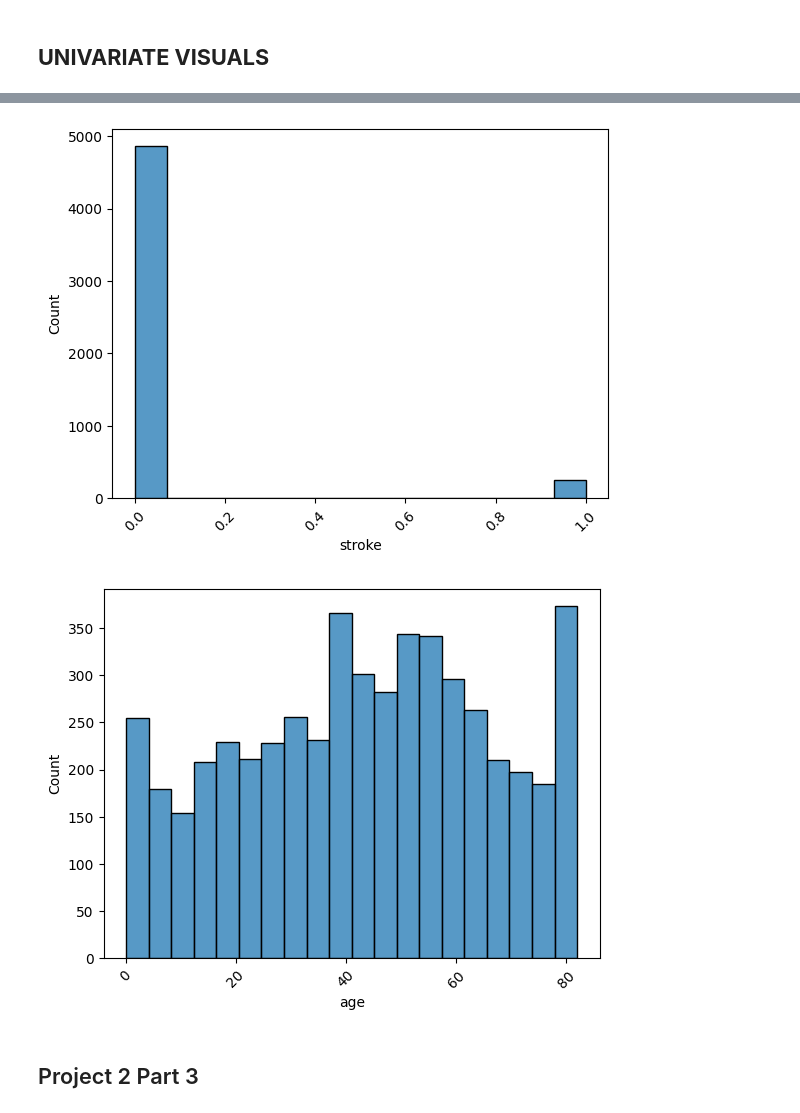
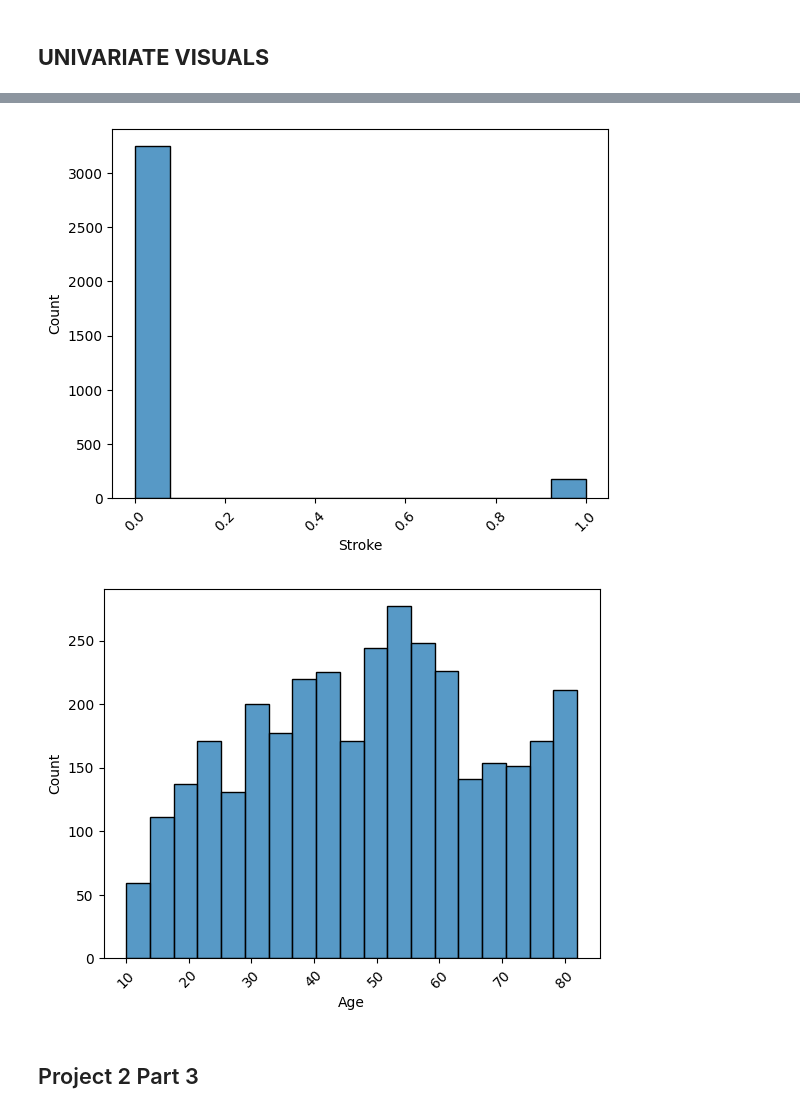
Before and after one commit to Desh86/Project2, a Jupyter notebook: Project_2.ipynb, the cells around one changed output, grey strips where cells are left out. Saved outputs shown, nothing was run; the diff lists cells and outputs as text; code cells hidden in the pictures.

```diff
--- a/Project_2.ipynb
+++ b/Project_2.ipynb
@@ -240,3 +265,6 @@ Name: bmi, Length: 419, dtype: int64
+# %%
+# drop all rows that contain 'Unknown'
+df = df.drop(df[df['smoking_status'] == 'Unknown'].index)
 # %%
 ## Check for missing values
 missing_values = df.isna().sum()
@@ -286,3 +287,7 @@ Name: smoking_status, dtype: float64
+# %%
+df.rename(columns = {'age':'Age'}, inplace = True)
+# %%
+df.rename(columns = {'stroke':'Stroke'}, inplace = True)
 # %%
 # Standardize the values in the Central column
 df['work_type'].replace({'children':'Children'}, inplace = True)
@@ -295,5 +300,8 @@ Govt_job          657
 Never_worked       22
 Name: work_type, dtype: int64
+# %%
+# Age cannot be a float value
+df['Age'] = df['Age'].astype(int)
 # %%
 """UNIVARIATE PLOTTING FUNCTIONS FOR EDA"""
 # Add the print statements to the function
@@ -540,17 +535,17 @@ ax.tick_params(axis='x', rotation = 45);
 # %%
 # Use seaborn's histplot function and save the ax
-ax = sns.histplot(data=df, x='stroke')
+ax = sns.histplot(data=df, x='Stroke')
 ax.ticklabel_format(style='plain');
 ax.tick_params(axis='x', rotation = 45);
 # %% [output]
-[figure, old version]
+[figure, new version]
 # %%
 # Use seaborn's histplot function and save the ax
-ax = sns.histplot(data=df, x='age')
+ax = sns.histplot(data=df, x='Age')
 ax.ticklabel_format(style='plain');
 ax.tick_params(axis='x', rotation = 45);
 # %% [output]
-[figure, old version]
+[figure, new version]
 # %% [markdown]
 ## Project 2 Part 3
 # %% [markdown]
```
Also changed, not shown: parts of 70 cells of this notebook.
